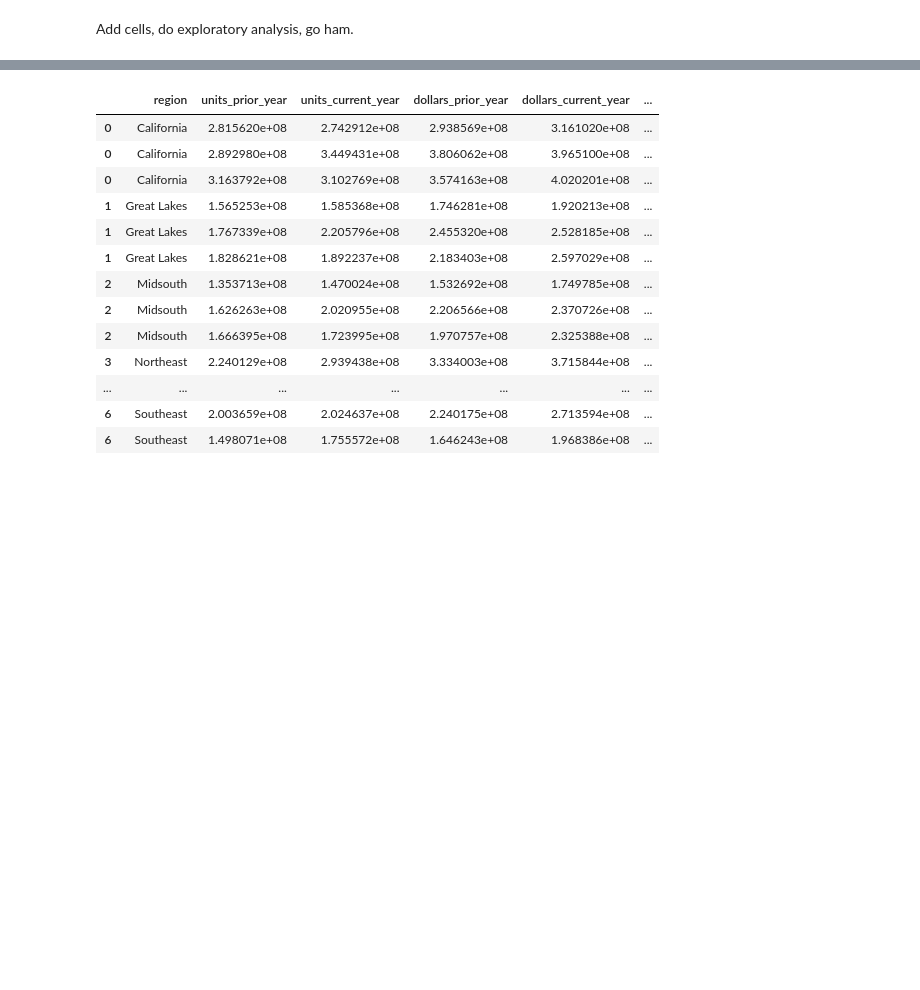
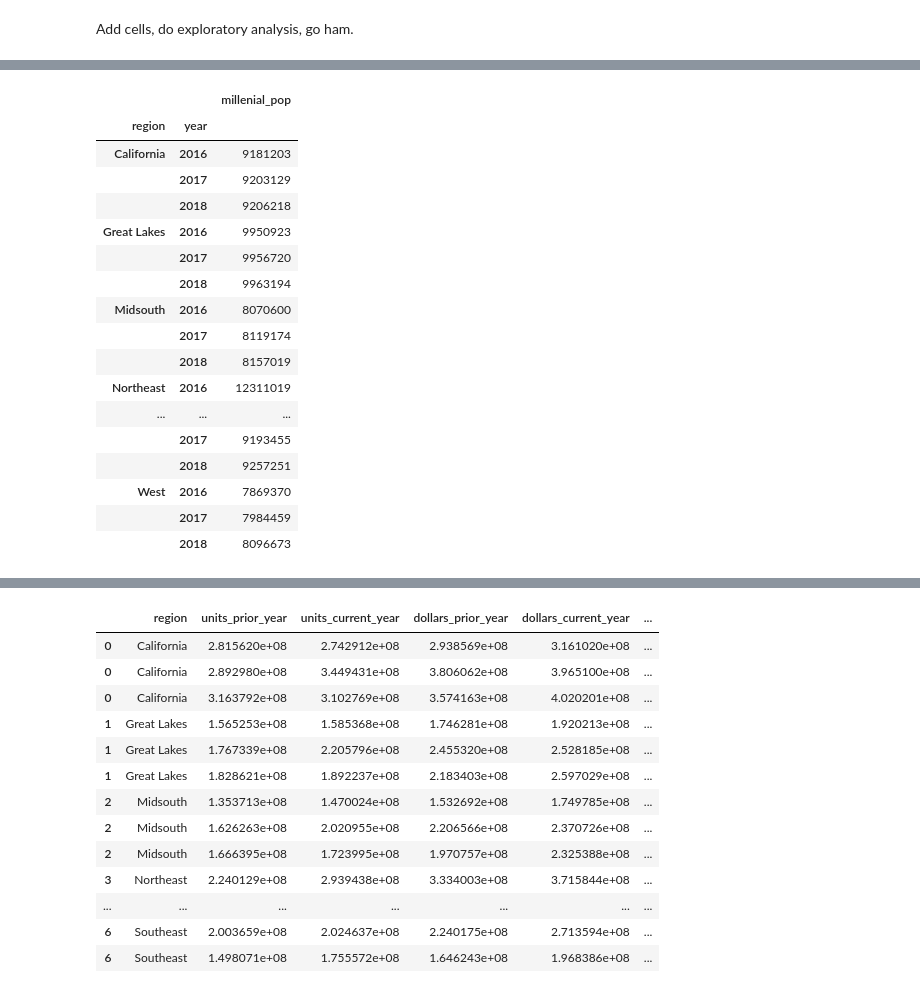
Before and after one commit to schen9981/avocaodo-millenial-analysis, a Jupyter notebook: analysis/analysis_stats_mary.ipynb, the cells around one changed output, grey strips where cells are left out. Saved outputs shown, nothing was run; the diff lists cells and outputs as text; code cells hidden in the pictures; blank space fills up the shorter version.

```diff
--- a/analysis/analysis_stats_mary.ipynb
+++ b/analysis/analysis_stats_mary.ipynb
@@ -148,11 +178,30 @@ hab2018_raw_df['year'] = 2018
 # %%
 # parse out and sum rows that correspond to millenials
 mill_df = demo_df.loc[(demo_df['age'] <= 35) & (demo_df['age'] >= 20)]
 mill_df = mill_df.melt(id_vars=["region", "age", "sex"], var_name="year", value_name="millenial_pop")
 mill_df = mill_df.groupby(by=['region','year'])
 mill_df = mill_df.sum()
 mill_df = mill_df.drop("age", axis=1)
 
-# mill_df
+mill_df
+# %% [output]
+|  |  | millenial_pop |
+| region | year |  |
+| California | 2016 | 9181203 |
+|  | 2017 | 9203129 |
+|  | 2018 | 9206218 |
+| Great Lakes | 2016 | 9950923 |
+|  | 2017 | 9956720 |
+|  | 2018 | 9963194 |
+| Midsouth | 2016 | 8070600 |
+|  | 2017 | 8119174 |
+|  | 2018 | 8157019 |
+| Northeast | 2016 | 12311019 |
+| ... | ... | ... |
+|  | 2017 | 9193455 |
+|  | 2018 | 9257251 |
+| West | 2016 | 7869370 |
+|  | 2017 | 7984459 |
+|  | 2018 | 8096673 |
 # %%
 # parse out and sum rows that correspond to boomers
```
Also changed, not shown: parts of 7 cells of this notebook, 1 other file.
